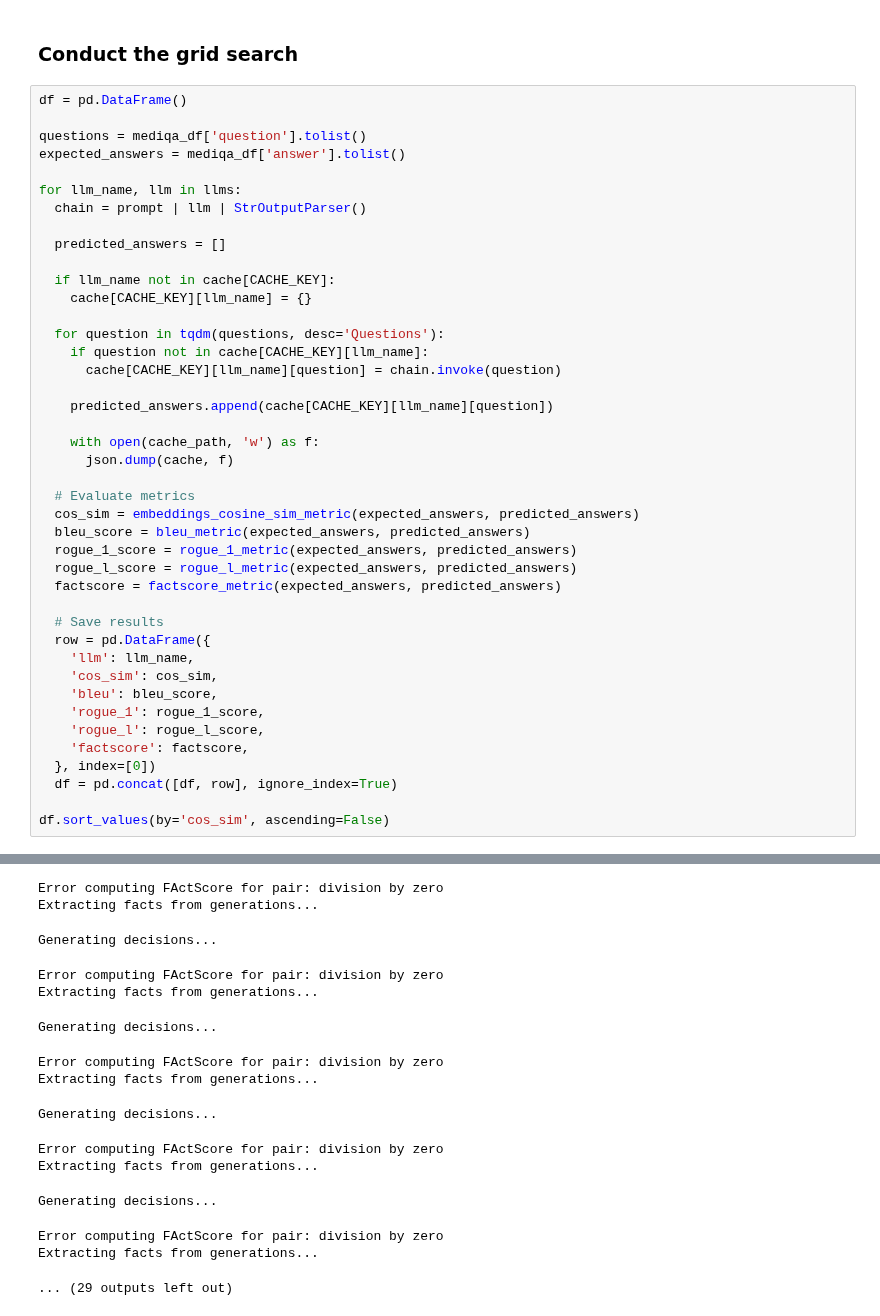
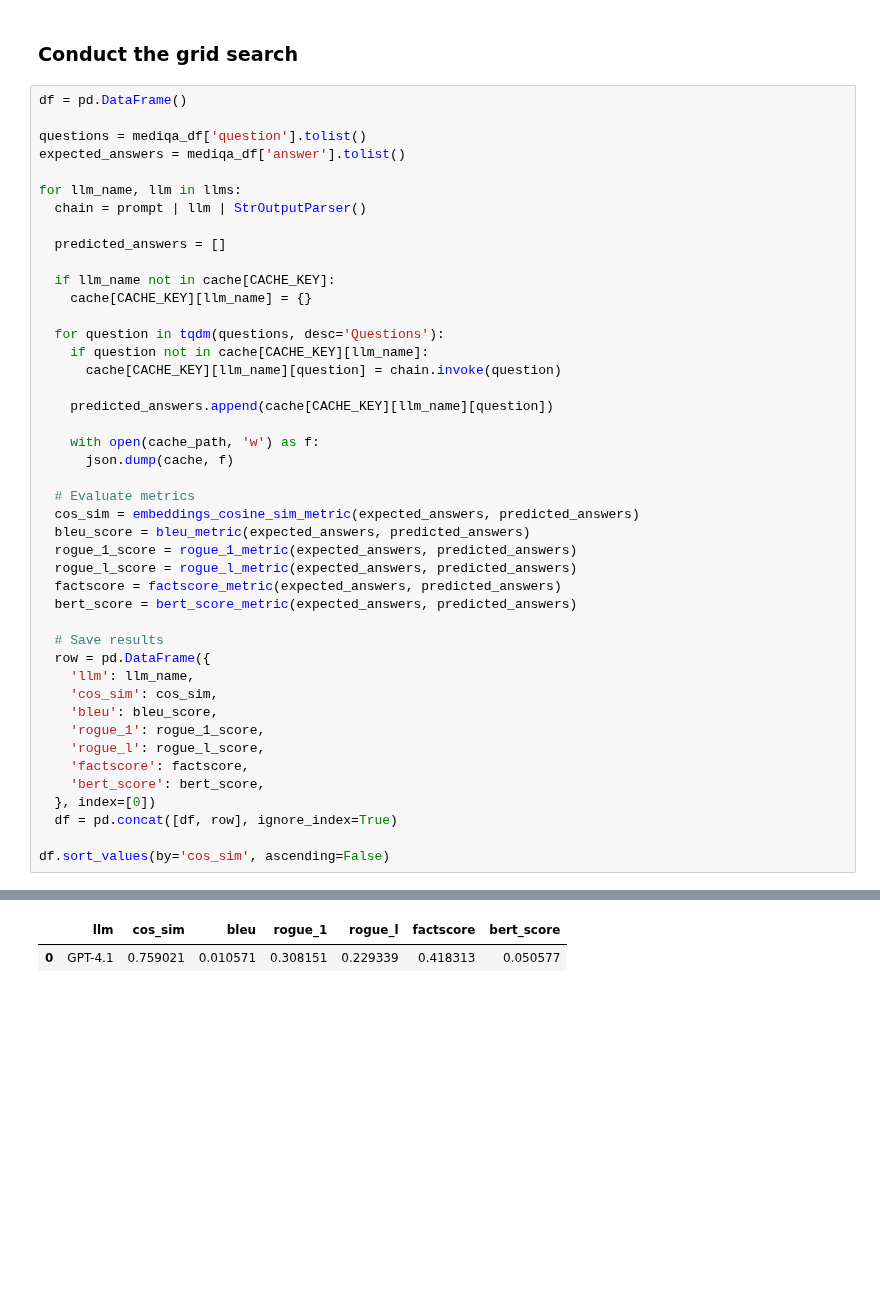
Before and after one commit to Biomed-imaging-lab/NeuroRAG, a Jupyter notebook: notebooks/text-to-text-llm-evaluation.ipynb, the cells around one changed output, grey strips where cells are left out. Saved outputs shown, nothing was run; the diff lists cells and outputs as text; blank space fills up the shorter version.

```diff
--- a/notebooks/text-to-text-llm-evaluation.ipynb
+++ b/notebooks/text-to-text-llm-evaluation.ipynb
@@ -260,6 +262,7 @@ for llm_name, llm in llms:
   rogue_1_score = rogue_1_metric(expected_answers, predicted_answers)
   rogue_l_score = rogue_l_metric(expected_answers, predicted_answers)
   factscore = factscore_metric(expected_answers, predicted_answers)
+  bert_score = bert_score_metric(expected_answers, predicted_answers)
 
   # Save results
   row = pd.DataFrame({
@@ -269,6 +272,7 @@ for llm_name, llm in llms:
     'rogue_1': rogue_1_score,
     'rogue_l': rogue_l_score,
     'factscore': factscore,
+    'bert_score': bert_score,
   }, index=[0])
   df = pd.concat([df, row], ignore_index=True)
 
@@ -296,15 +281,2 @@ Generating decisions...
-Error computing FActScore for pair: division by zero
-Extracting facts from generations...
-Generating decisions...
-Error computing FActScore for pair: division by zero
-Extracting facts from generations...
-Generating decisions...
-Error computing FActScore for pair: division by zero
-Extracting facts from generations...
-Generating decisions...
-Error computing FActScore for pair: division by zero
-Extracting facts from generations...
-Generating decisions...
-Error computing FActScore for pair: division by zero
-Extracting facts from generations...
-... (29 outputs left out)
+|  | llm | cos_sim | bleu | rogue_1 | rogue_l | factscore | bert_score |
+| 0 | GPT-4.1 | 0.759021 | 0.010571 | 0.308151 | 0.229339 | 0.418313 | 0.050577 |
```
Also changed, not shown: parts of 7 cells of this notebook, 1 other file.
